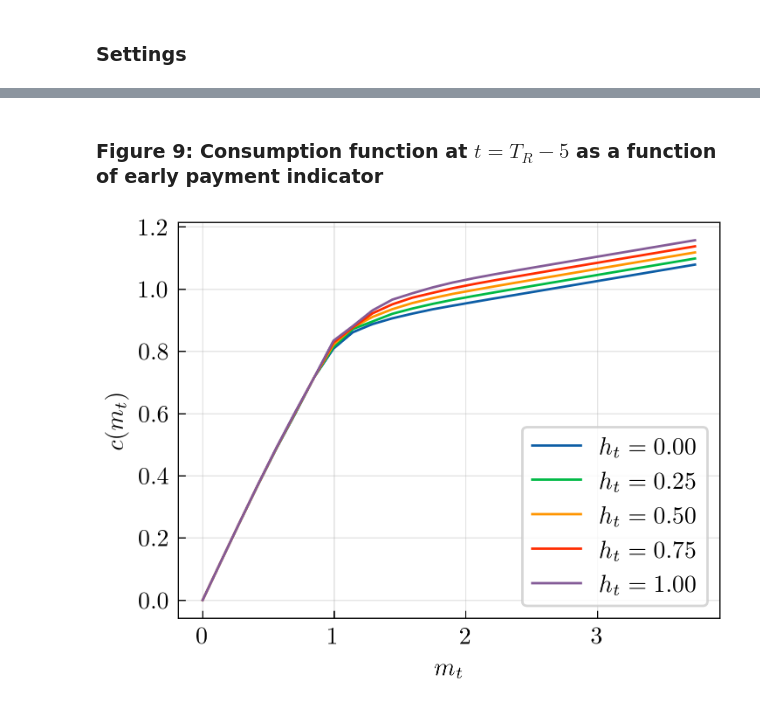
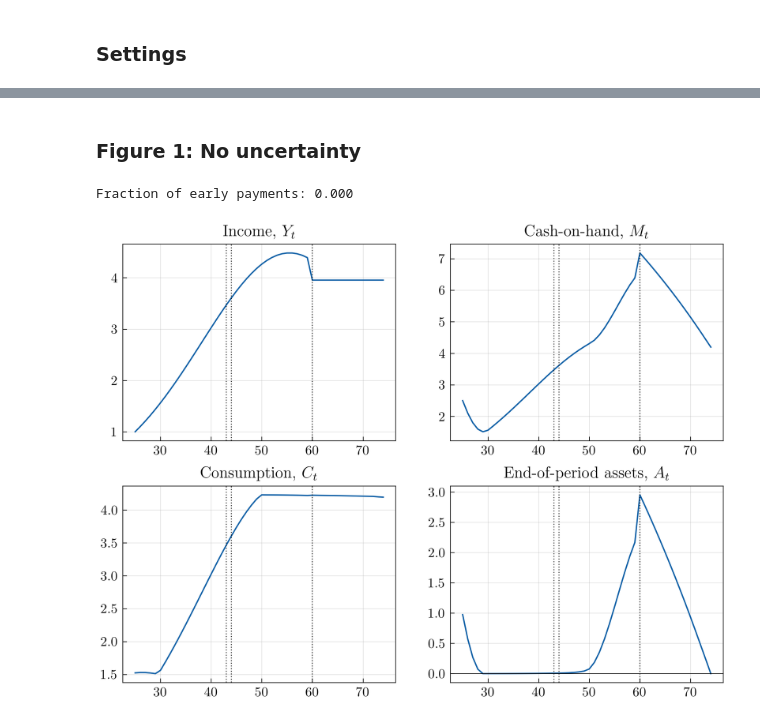
Before and after one commit to JMSundram/DP_TP_21, a Jupyter notebook: RUN_MAIN.ipynb, the cells around one changed output, grey strips where cells are left out. Drawn from its saved outputs; the diff is of its cells as text; code cells hidden in the pictures.

Commit message:
Changes to parametrization and figures in notebook

```diff
--- a/RUN_MAIN.ipynb
+++ b/RUN_MAIN.ipynb
@@ -367,20 +21,0 @@ if 8 in do_figs:
-# %% [markdown]
-### Figure 9: Consumption function at $t=T_R-5$ as a function of early payment indicator
-# %%
-if 9 in do_figs:
-    plt.figure(figsize=(4,3),dpi=dpi)
-    plt.plot(grid_m[:idx], sol.c[par.TR-5,:idx,0,0], label='$h_t=0.00$')
-    plt.plot(grid_m[:idx], sol.c[par.TR-5,:idx,0,5], label='$h_t=0.25$')
-    plt.plot(grid_m[:idx], sol.c[par.TR-5,:idx,0,10], label='$h_t=0.50$')
-    plt.plot(grid_m[:idx], sol.c[par.TR-5,:idx,0,15], label='$h_t=0.75$')
-    plt.plot(grid_m[:idx], sol.c[par.TR-5,:idx,0,20], label='$h_t=1.00$')
-    plt.grid(alpha=1/3)
-    plt.minorticks_off()
-    ax = plt.gca()
-    ax.tick_params(top=False, right=False)
-    plt.xlabel('$m_t$')
-    plt.ylabel('$c(m_t)$')
-    plt.legend(frameon=True)
-    if save: plt.savefig(r'figs\fig9.png')
-# %% [output]
-[figure, removed]
@@ -386,0 +27,44 @@ if 9 in do_figs:
+# %% [markdown]
+### Figure 1: No uncertainty
+# %%
+# Parameters
+par = par_class()
+par.pi = 0.0
+par.sigma_d = 0.0
+par.sigma_xi = 0.0
+par.sigma_psi = 0.0
+par.Nd = 1
+par.Npsi = 1
+par.Nxi = 1
+if fast:
+    par.Nm = 50
+    par.Nh = 10
+
+# Model
+_, sim = run_model(par)
+
+# Plot
+fig,ax = plt.subplots(2,2,figsize=(8,6),dpi=dpi)
+ax[0,0].plot(range(25,par.T+25), sim.Y.mean(axis=0))
+ax[0,1].plot(range(25,par.T+25), sim.M.mean(axis=0))
+ax[1,0].plot(range(25,par.T+25), sim.C.mean(axis=0))
+ax[1,1].plot(range(25,par.T+25), sim.A.mean(axis=0))
+ax[0,0].set_title('Income, $Y_t$')
+ax[0,1].set_title('Cash-on-hand, $M_t$')
+ax[1,0].set_title('Consumption, $C_t$')
+ax[1,1].set_title('End-of-period assets, $A_t$')
+for i in [0,1]:
+    for j in [0,1]:
+        ax[i,j].axvline(x=par.TH-1+25, color='black', alpha=3/4, ls=':', lw=3/4)
+        ax[i,j].axvline(x=par.TH+25, color='black', alpha=3/4, ls=':', lw=3/4)
+        ax[i,j].axvline(x=par.TR+25, color='black', alpha=3/4, ls=':', lw=3/4)
+        ax[i,j].grid(alpha=1/3) # Make grid
+        ax[i,j].minorticks_off() # Remove minor ticks
+        ax[i,j].tick_params(top=False, right=False) # Remove major ticks on top and right
+        if (i,j) == (1,1): ax[i,j].axhline(0,color='black',alpha=1,lw=0.5) # Add zero line
+fig.subplots_adjust(hspace=0.23)
+print(f'Fraction of early payments: {sim.z.mean():.3f}')
+if save: plt.savefig(r'figs\fig1.png')
+# %% [output]
+Fraction of early payments: 0.000
+[figure, added]
```
Also changed, not shown: parts of 46 cells of this notebook, 11 other files.
